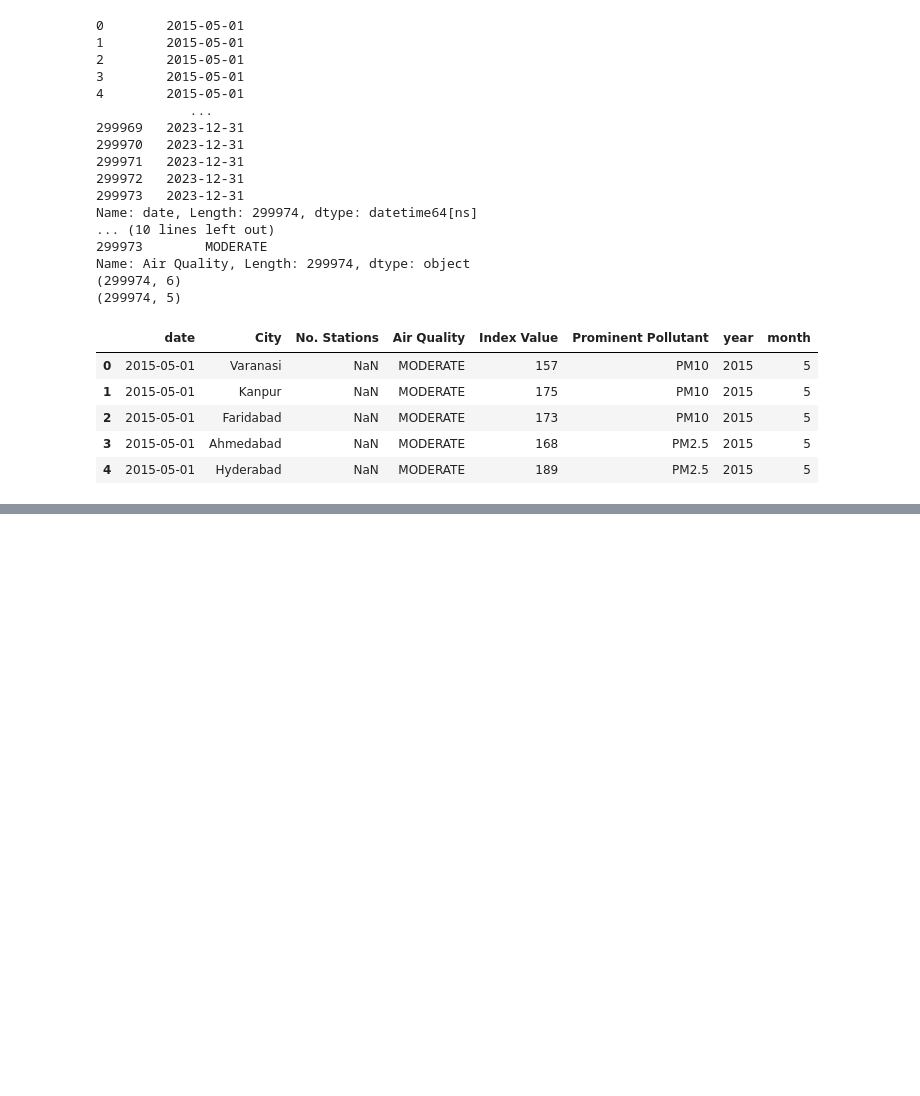
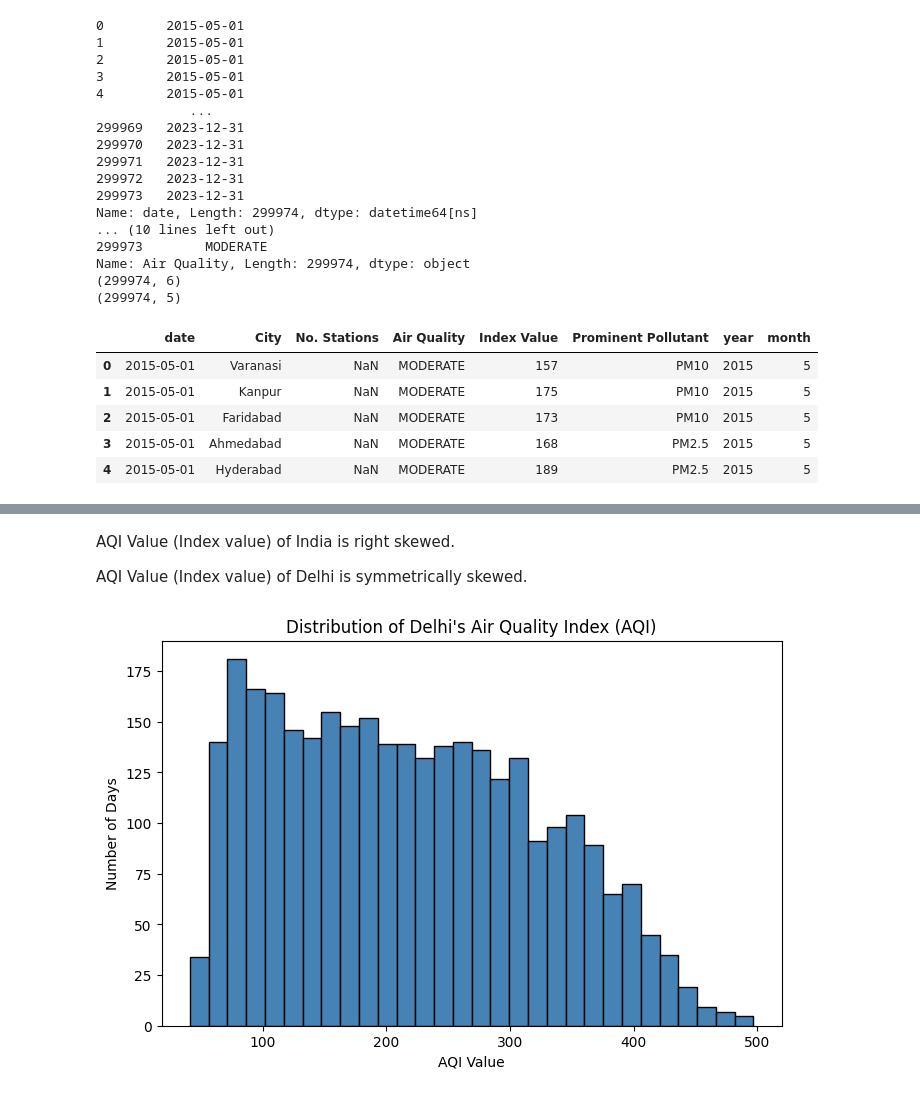
Before and after one commit to shubhid3/Rebounce-Applied-AI-and-Analytics-Codes, a Jupyter notebook: MP4_AirQuality.ipynb, the cells around one changed output, grey strips where cells are left out. Cells and saved outputs as stored; diff of their text form; code cells hidden in the pictures; blank space fills up the shorter version.

Commit message:
Calculated the statistics of AQI across India and Delhi

```diff
--- a/MP4_AirQuality.ipynb
+++ b/MP4_AirQuality.ipynb
@@ -119,3 +119,32 @@ Name: Air Quality, Length: 299974, dtype: object
 | 2 | 2015-05-01 | Faridabad | NaN | MODERATE | 173 | PM10 | 2015 | 5 |
 | 3 | 2015-05-01 | Ahmedabad | NaN | MODERATE | 168 | PM2.5 | 2015 | 5 |
 | 4 | 2015-05-01 | Hyderabad | NaN | MODERATE | 189 | PM2.5 | 2015 | 5 |
+# %%
+df["Index Value"] = pd.to_numeric(df["Index Value"], errors="coerce")
+print("Air quality statistics for all of India")
+print("Median", df["Index Value"].median())
+print(df["Index Value"].describe())
+print("=====")
+Q1_India = df["Index Value"].quantile(0.25)
+Q3_India = df["Index Value"].quantile(0.75)
+IQR_India = Q3_India-Q1_India
+print("Q1:", Q1_India, "Q3:", Q3_India, "IQR India:", IQR_India)
+print("=====")
+India_skew = round(df["Index Value"].skew(),2)
+print("India skew:", India_skew)
+print("=====")
+delhi = df[df["City"] == "Delhi"]
+print("Air quality statistics for Delhi")
+print("Median", np.median(delhi["Index Value"]))
+print(delhi["Index Value"].describe())
+print("=====")
+Q1_Delhi = delhi["Index Value"].quantile(0.25)
+Q3_Delhi = delhi["Index Value"].quantile(0.75)
+IQR_Delhi = Q3_Delhi-Q1_Delhi
+print("Q1 Delhi:", Q1_Delhi, "Q3 Delhi:", Q3_Delhi, "IQR Delhi:", IQR_Delhi)
+print("=====")
+Delhi_skew = round(delhi["Index Value"].skew(),2)
+print("Delhi skew:", Delhi_skew)
+upper_bound = Q3_Delhi + 1.5 * IQR_Delhi
+outliers = delhi[delhi["Index Value"] > upper_bound]
+print("Number of Delhi outlier days:", len(outliers))
@@ -121,0 +169,17 @@ Name: Air Quality, Length: 299974, dtype: object
+# %% [markdown]
+AQI Value (Index value) of India is right skewed.
+
+AQI Value (Index value) of Delhi is symmetrically skewed.
+# %%
+import matplotlib.pyplot as plt
+
+plt.figure(figsize=(8, 5))
+plt.hist(delhi["Index Value"].dropna(), bins=30, color="steelblue", edgecolor="black")
+
+plt.title("Distribution of Delhi's Air Quality Index (AQI)")
+plt.xlabel("AQI Value")
+plt.ylabel("Number of Days")
+
+plt.show()
+# %% [output]
+[figure, added]
```
Also changed, not shown: parts of 3 cells of this notebook.
